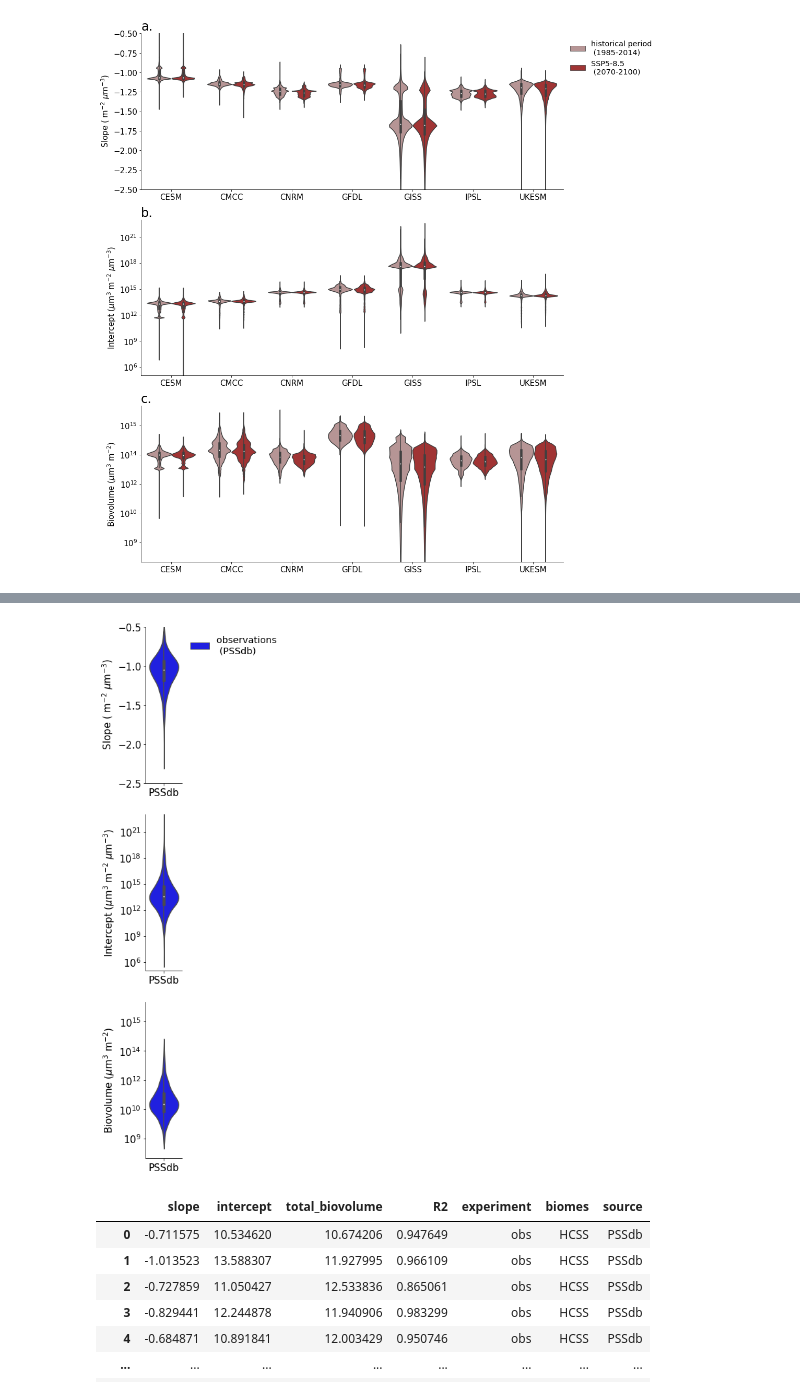
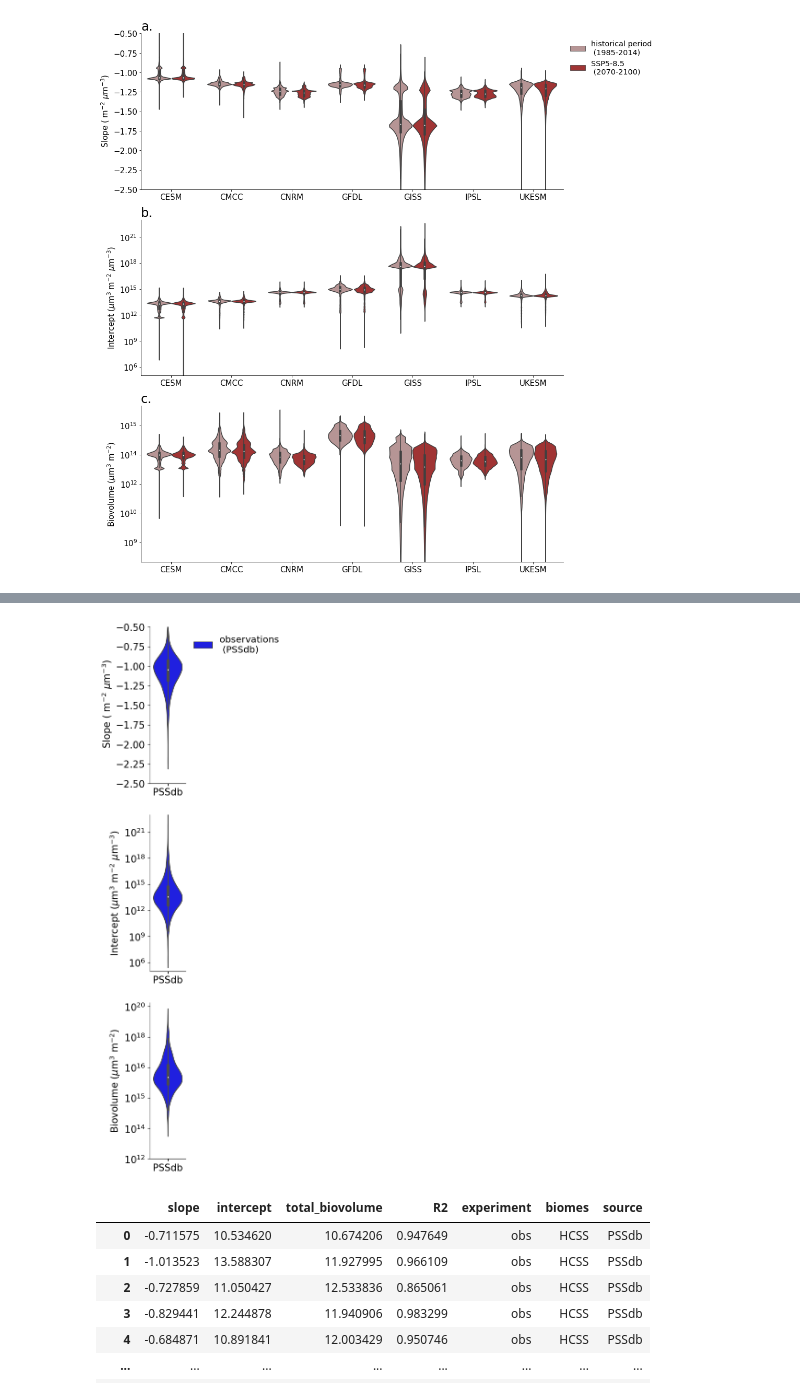
Before and after one commit to MarCorralesU/CMIP6_size_spectra, a Jupyter notebook: scripts/Fig_2.ipynb, the cells around one changed output, grey strips where cells are left out. Saved outputs shown, nothing was run; the diff lists cells and outputs as text; code cells hidden in the pictures.

Commit message:
added and modified figure scripts, including taylor diagram

```diff
--- a/scripts/Fig_2.ipynb
+++ b/scripts/Fig_2.ipynb
@@ -105,20 +19,0 @@ plt.savefig('fig_model_avg_NO_GISS.pdf', dpi=300)
-# %%
-fig, axs = plt.subplots(nrows=3, ncols=1, figsize=(2.9,10))
-
-variables = ['betas', 'intercept', 'R2']
-for r, var in enumerate(variables):
-    plot = sns.violinplot(ax = axs[r], x="model", y=var, hue="experiment", showfliers = True, data=df_NBSS_GISS) #, flierprops=dict(marker='o', markersize=0.5)
-    plot.tick_params(axis='both', which='major', labelsize=15)
-    sns.despine(top = True, right = True)
-    if var == 'betas':
-        axs[r].set_ylabel(r' Slope ( dm$^{-3}$ $\mu$m$^{-3}$)', fontsize = 17)
-    elif var == 'intercept':
-        axs[r].set_ylabel(r'Intercept ( g C m$^{-2}$ g C$^{-1}$)', fontsize = 17)
-        axs[r].get_legend().remove()
-    elif var == 'R2':
-        axs[r].set_ylabel(r'Determination coefficient R$^{2}$', fontsize = 17)
-        axs[r].get_legend().remove()
-    axs[r].set_xlabel('')
-
-plt.tight_layout()
-plt.savefig('fig_model_avg_GISS.pdf', dpi=300)
@@ -290,7 +116,7 @@ df_NBSS.to_csv('/work/m1c/CMIP6_biome_PSS_data/df_NBSS_for_data_dist_figs_biovol
 df_NBSS=pd.read_csv('/work/m1c/CMIP6_biome_PSS_data/df_NBSS_for_data_dist_figs_biovolume.csv', sep=',')
 #df_NBSS['intercept']= 10**(df_NBSS['intercept'])
 # %%
-df_pssdb = pd.read_csv('/work/m1c/CMIP6_biome_PSS_data/PSSdb_data_full.csv', sep= ',')
+df_pssdb = pd.read_csv('/Users/mc4214/Documents/CMIP6_PSS_paper/data/PSSdb_data/PSSdb_data_full.csv', sep= ',')
 df_pssdb = df_pssdb.drop(columns = ['lat', 'lon', 'month', 'season'])
 df_pssdb['intercept'] = 10**(df_pssdb['intercept'])
 
@@ -410,3 +236,8 @@ plt.tight_layout()
 plt.savefig('/work/m1c/CMIP6_size_spectra_scripts/plots/fig_model_avg_biovolume.pdf', dpi=300)
 # %% [output]
 [figure]
+# %%
+df_pssdb = pd.read_csv('/Users/mc4214/Documents/CMIP6_PSS_paper/data/PSSdb_data/PSSdb_data_full.csv', sep= ',')
+df_pssdb = df_pssdb.drop(columns = ['lat', 'lon', 'month', 'season'])
+df_pssdb['total_biovolume']= np.log10(df_pssdb['total_biovolume'])
+df_pssdb.head()
@@ -413,4 +251,5 @@ plt.savefig('/work/m1c/CMIP6_size_spectra_scripts/plots/fig_model_avg_biovolume.
 # %%
+palette_experiments= dict(hist='rosybrown', ssp5='firebrick', obs='blue')
 fig, axs = plt.subplots(nrows=3, ncols=1, figsize=(1,15))
 letters = ['a.','b.','c.']
 ind=0
@@ -431,36 +270,36 @@ for r, var in enumerate(variables):
         plot = sns.violinplot(ax = axs[r], x="source", y=var, hue="experiment",palette=palette_experiments,  fill=False, showfliers = False,  density_norm="count",data=df_pssdb, log_scale=True) #, flierprops=dict(marker='o', markersize=0.5)
         plot.tick_params(axis='both', which='major', labelsize=15)
         sns.despine(top = True, right = True)
         axs[r].set_ylabel(r'Intercept ($\mu$m$^{3}$ m$^{-2}$ $\mu$m$^{-3}$)', fontsize = 15)
         axs[r].set_ylim([5, 23])
         axs[r].yaxis.set_major_formatter(mticker.StrMethodFormatter("$10^{{{x:.0f}}}$"))
         ymin, ymax = axs[r].get_ylim()
         tick_range = np.arange(np.floor(ymin), ymax)
         axs[r].yaxis.set_ticks(tick_range)
         axs[r].yaxis.set_major_locator(plt.MaxNLocator(6))
         #axs[r].yaxis.set_ticks([np.log10(x) for p in tick_range for x in np.linspace(10 ** p, 10 ** (p + 1), 10)], minor=True)
         axs[r].get_legend().remove()
 
     elif var == 'total_biovolume':
         plot = sns.violinplot(ax = axs[r], x="source", y=var, hue="experiment",palette=palette_experiments,  fill=False,showfliers = False,  density_norm="count",data=df_pssdb, log_scale=True) #, flierprops=dict(marker='o', markersize=0.5)
         plot.tick_params(axis='both', which='major', labelsize=15)
         sns.despine(top = True, right = True)
         axs[r].set_ylabel(r'Biovolume ($\mu$m$^{3}$ m$^{-2}$)', fontsize = 15)
-        axs[r].set_ylim([8, 16])
+        #axs[r].set_ylim([8, 16])
         #axs[r].set_yscale('log')
         axs[r].yaxis.set_major_formatter(mticker.StrMethodFormatter("$10^{{{x:.0f}}}$"))
         ymin, ymax = axs[r].get_ylim()
         tick_range = np.arange(np.floor(ymin), ymax)
         axs[r].yaxis.set_ticks(tick_range)
         axs[r].yaxis.set_major_locator(plt.MaxNLocator(6))
         #axs[r].yaxis.set_ticks([np.log10(x) for p in tick_range for x in np.linspace(10 ** p, 10 ** (p + 1), 10)], minor=True)
         axs[r].get_legend().remove()
     axs[r].set_xlabel('')
 
 plt.tight_layout()
-plt.savefig('/work/m1c/CMIP6_size_spectra_scripts/plots/fig_model_avg_biovolume_PSSdb.pdf', dpi=300)
+plt.savefig('/Users/mc4214/GIT/CMIP6_size_spectra/figures/fig_model_avg_biovolume_PSSdb.pdf', dpi=300, bbox_inches = 'tight')
 # %% [output]
-[figure, old version]
+[figure, new version]
 # %%
 df_pssdb
 # %% [output]
```
Also changed, not shown: parts of 19 cells of this notebook, 5 other files.
